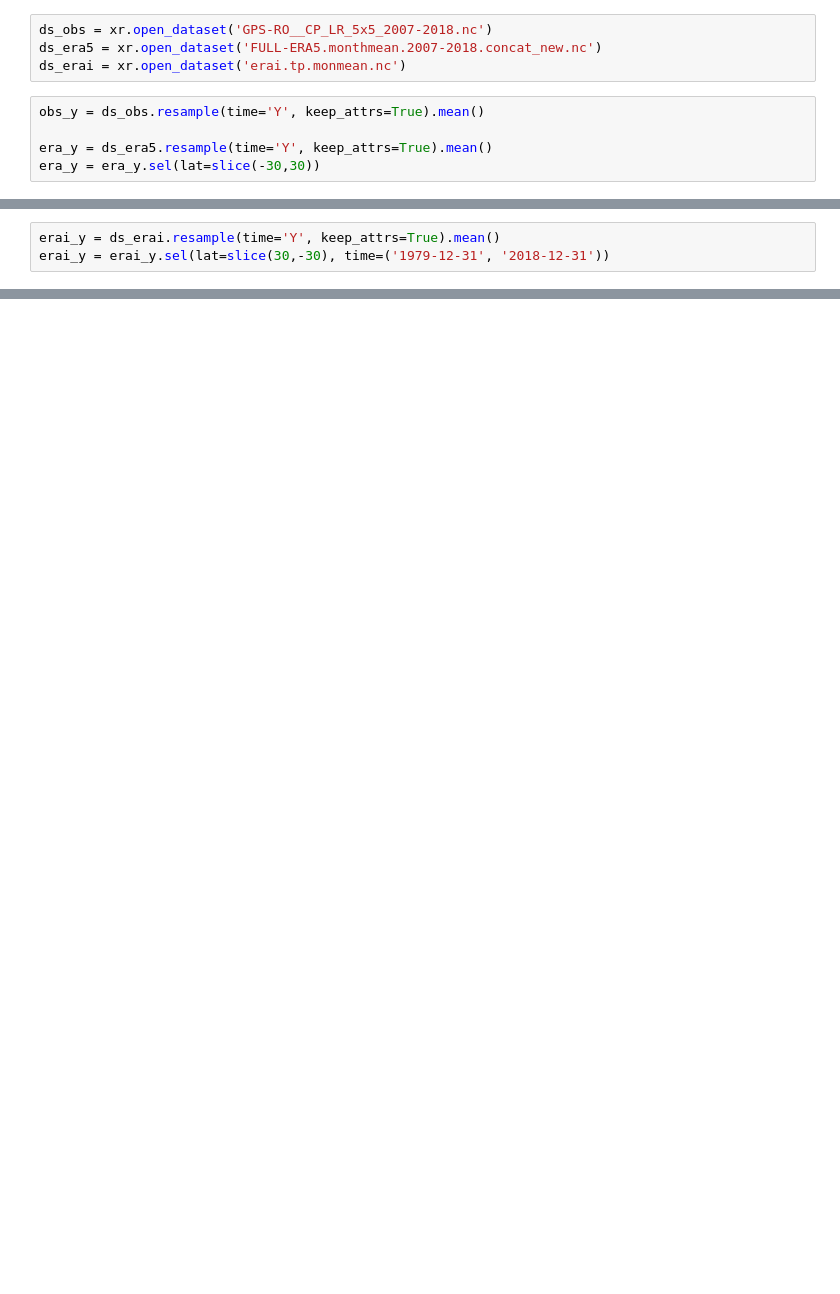
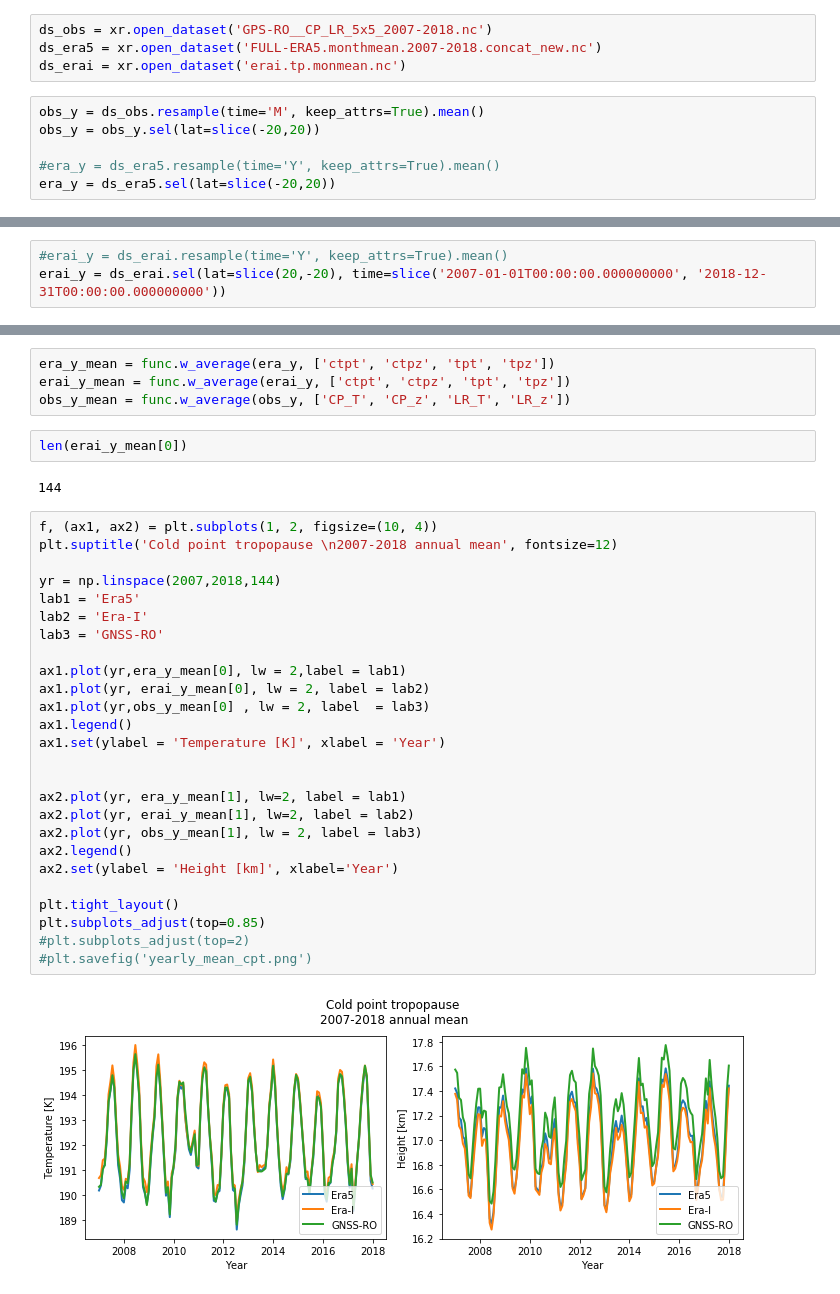
Before and after one commit to johanmeh/master, a Jupyter notebook: monthly_means_GNSS_RO.ipynb, the cells around one changed output, grey strips where cells are left out. Saved outputs shown, nothing was run; the diff lists cells and outputs as text; blank space fills up the shorter version.

```diff
--- a/monthly_means_GNSS_RO.ipynb
+++ b/monthly_means_GNSS_RO.ipynb
@@ -10,7 +12,8 @@ ds_obs = xr.open_dataset('GPS-RO__CP_LR_5x5_2007-2018.nc')
 ds_era5 = xr.open_dataset('FULL-ERA5.monthmean.2007-2018.concat_new.nc')
 ds_erai = xr.open_dataset('erai.tp.monmean.nc')
 # %%
-obs_y = ds_obs.resample(time='Y', keep_attrs=True).mean()
+obs_y = ds_obs.resample(time='M', keep_attrs=True).mean()
+obs_y = obs_y.sel(lat=slice(-20,20))
 
-era_y = ds_era5.resample(time='Y', keep_attrs=True).mean()
-era_y = era_y.sel(lat=slice(-30,30))
+#era_y = ds_era5.resample(time='Y', keep_attrs=True).mean()
+era_y = ds_era5.sel(lat=slice(-20,20))
@@ -17,3 +34,3 @@ era_y = era_y.sel(lat=slice(-30,30))
 # %%
-erai_y = ds_erai.resample(time='Y', keep_attrs=True).mean()
-erai_y = erai_y.sel(lat=slice(30,-30), time=('1979-12-31', '2018-12-31'))
+#erai_y = ds_erai.resample(time='Y', keep_attrs=True).mean()
+erai_y = ds_erai.sel(lat=slice(20,-20), time=slice('2007-01-01T00:00:00.000000000', '2018-12-31T00:00:00.000000000'))
@@ -97,0 +41,36 @@ Attributes:
+# %%
+era_y_mean = func.w_average(era_y, ['ctpt', 'ctpz', 'tpt', 'tpz'])
+erai_y_mean = func.w_average(erai_y, ['ctpt', 'ctpz', 'tpt', 'tpz'])
+obs_y_mean = func.w_average(obs_y, ['CP_T', 'CP_z', 'LR_T', 'LR_z'])
+# %%
+len(erai_y_mean[0])
+# %% [output]
+144
+# %%
+f, (ax1, ax2) = plt.subplots(1, 2, figsize=(10, 4))
+plt.suptitle('Cold point tropopause \n2007-2018 annual mean', fontsize=12)
+
+yr = np.linspace(2007,2018,144)
+lab1 = 'Era5'
+lab2 = 'Era-I'
+lab3 = 'GNSS-RO'
+
+ax1.plot(yr,era_y_mean[0], lw = 2,label = lab1)
+ax1.plot(yr, erai_y_mean[0], lw = 2, label = lab2)
+ax1.plot(yr,obs_y_mean[0] , lw = 2, label  = lab3)
+ax1.legend()
+ax1.set(ylabel = 'Temperature [K]', xlabel = 'Year')
+
+
+ax2.plot(yr, era_y_mean[1], lw=2, label = lab1)
+ax2.plot(yr, erai_y_mean[1], lw=2, label = lab2)
+ax2.plot(yr, obs_y_mean[1], lw = 2, label = lab3)
+ax2.legend()
+ax2.set(ylabel = 'Height [km]', xlabel='Year')
+
+plt.tight_layout()
+plt.subplots_adjust(top=0.85)
+#plt.subplots_adjust(top=2)
+#plt.savefig('yearly_mean_cpt.png')
+# %% [output]
+[figure, added]
```
Also changed, not shown: parts of 23 cells of this notebook, 4 other files.
